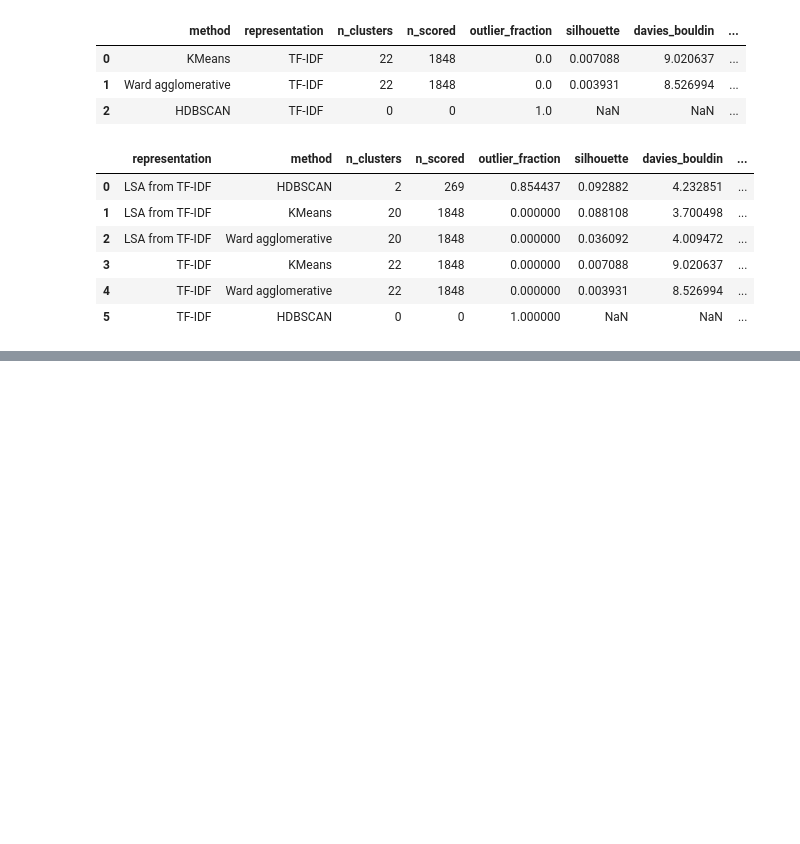
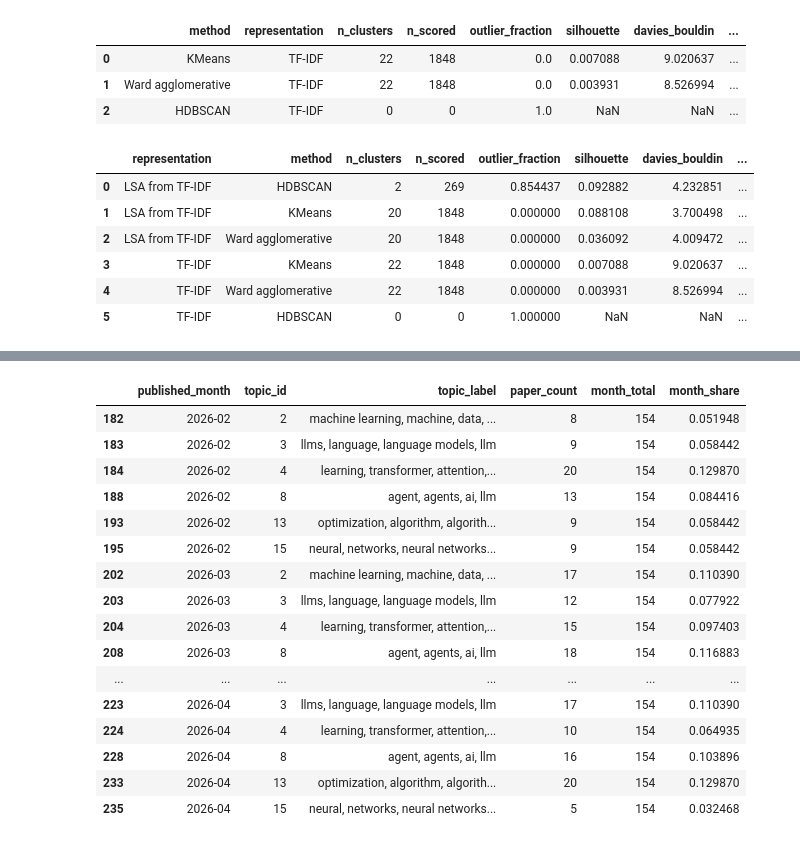
Before and after one commit to dobosipeter/usml_homework, a Jupyter notebook: arxiv_topics.ipynb, the cells around one changed output, grey strips where cells are left out. Saved outputs shown, nothing was run; the diff lists cells and outputs as text; code cells hidden in the pictures; blank space fills up the shorter version.

```diff
--- a/arxiv_topics.ipynb
+++ b/arxiv_topics.ipynb
@@ -612,0 +751,31 @@ combined_clustering_results.sort_values("silhouette", ascending=False)
+# %%
+topic_timeline = (
+    papers.groupby(["published_month", "topic_id", "topic_label"])
+    .size()
+    .rename("paper_count")
+    .reset_index()
+)
+topic_timeline["month_total"] = topic_timeline.groupby("published_month")["paper_count"].transform("sum")
+topic_timeline["month_share"] = topic_timeline["paper_count"] / topic_timeline["month_total"]
+topic_timeline.to_csv(TOPIC_TIMELINE_CACHE, index=False)
+
+largest_topics = topic_summary.head(6)["topic_id"].tolist()
+topic_timeline[topic_timeline["topic_id"].isin(largest_topics)].tail(18)
+# %% [output]
+|  | published_month | topic_id | topic_label | paper_count | month_total | month_share |
+| 182 | 2026-02 | 2 | machine learning, machine, data, ... | 8 | 154 | 0.051948 |
+| 183 | 2026-02 | 3 | llms, language, language models, llm | 9 | 154 | 0.058442 |
+| 184 | 2026-02 | 4 | learning, transformer, attention,... | 20 | 154 | 0.129870 |
+| 188 | 2026-02 | 8 | agent, agents, ai, llm | 13 | 154 | 0.084416 |
+| 193 | 2026-02 | 13 | optimization, algorithm, algorith... | 9 | 154 | 0.058442 |
+| 195 | 2026-02 | 15 | neural, networks, neural networks... | 9 | 154 | 0.058442 |
+| 202 | 2026-03 | 2 | machine learning, machine, data, ... | 17 | 154 | 0.110390 |
+| 203 | 2026-03 | 3 | llms, language, language models, llm | 12 | 154 | 0.077922 |
+| 204 | 2026-03 | 4 | learning, transformer, attention,... | 15 | 154 | 0.097403 |
+| 208 | 2026-03 | 8 | agent, agents, ai, llm | 18 | 154 | 0.116883 |
+| ... | ... | ... | ... | ... | ... | ... |
+| 223 | 2026-04 | 3 | llms, language, language models, llm | 17 | 154 | 0.110390 |
+| 224 | 2026-04 | 4 | learning, transformer, attention,... | 10 | 154 | 0.064935 |
+| 228 | 2026-04 | 8 | agent, agents, ai, llm | 16 | 154 | 0.103896 |
+| 233 | 2026-04 | 13 | optimization, algorithm, algorith... | 20 | 154 | 0.129870 |
+| 235 | 2026-04 | 15 | neural, networks, neural networks... | 5 | 154 | 0.032468 |
```
Also changed, not shown: parts of 7 cells of this notebook.
